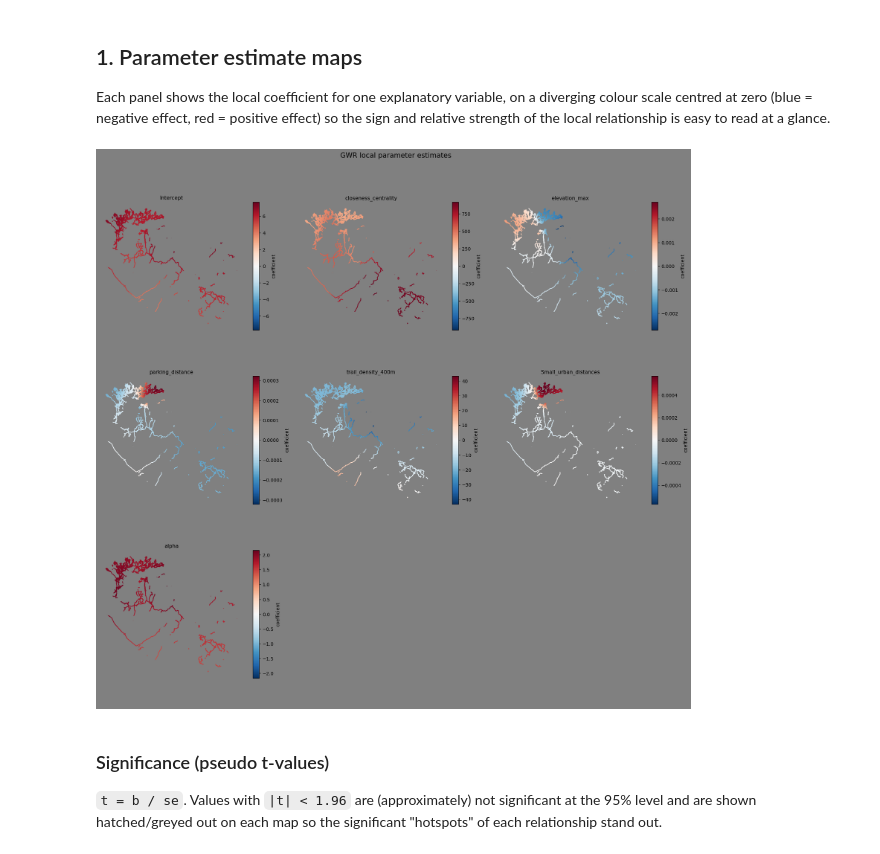
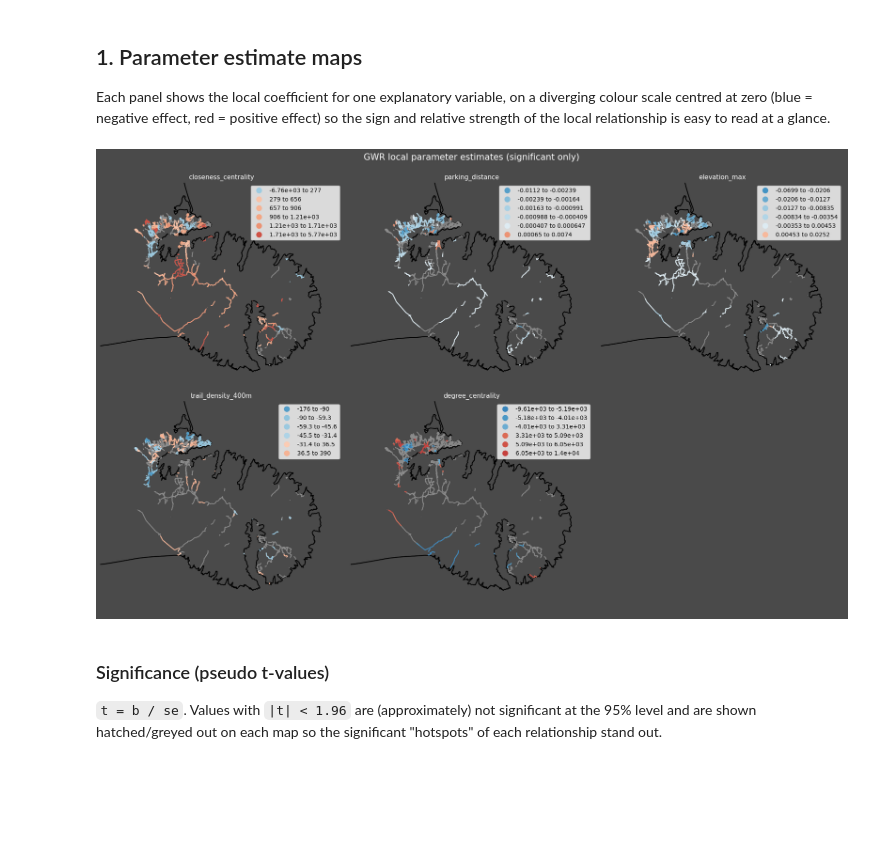
Before and after one commit to MaxwellBusby/banks-peninsula-organic-data-processing, a Jupyter notebook: gwr_diagnostics.ipynb, the cells around one changed output. Saved outputs shown, nothing was run; the diff lists cells and outputs as text; code cells hidden in the pictures; blank space fills up the shorter version.

Commit message:
Plotting coming along

```diff
--- a/gwr_diagnostics.ipynb
+++ b/gwr_diagnostics.ipynb
@@ -30,11 +18,13 @@ plt.rcParams['axes.facecolor'] = 'grey'
 ## Configuration
 # %%
 # --- EDIT THESE ---
-GPKG_PATH = "GWNBR_Output/20260819_185720/ped_gwnbr_results.gpkg"       # per-location GWR results (points/polygons + coefficients)
-RESULTS_PATH = 'GWNBR_Output/20260819_185720/gwnbr_full_result.rds'    # pickled dict/object with bandwidth, measures, ENP, global_measures, etc.
-
+GPKG_PATH = r"GWNBR_Output\Final_Results\ped_gwnbr_results.gpkg"       # per-location GWR results (points/polygons + coefficients)
+RESULTS_PATH = r"GWNBR_Output\Final_Results\gwnbr_full_result.rds"    # pickled dict/object with bandwidth, measures, ENP, global_measures, etc.
+GLOBAL_RESULTS_PATH = r"GWNBR_Output\glm_nb_results.RData"  # CSV with global model results (coefficients, t-values, p-values)
+FORWARD_SELECTION_PATH = r"GWNBR_Output\fs_final.csv"
+BORDER_PATH = r"Data\Supplementaries\lds-nz-coastlines-topo-150k-SHP\nz-coastlines-topo-150k.shp"      # border layer for plotting
 # If your model has categorical/dummy layers, drop them from significance shading below by adding to this list
-EXCLUDE_FROM_COEF_PLOTS = []   # e.g. ["b_alpha"] if you don't want the dispersion parameter mapped like a covariate
+EXCLUDE_FROM_COEF_PLOTS = ["b_alpha","b_Intercept"]   # e.g. ["b_alpha"] if you don't want the dispersion parameter mapped like a covariate
 # %% [markdown]
 ## Load data
 # %%
@@ -65,0 +93,5 @@ Top-level keys in results object:
+# %%
+# Load CSV of forward selection results
+fs_df = pd.read_csv(FORWARD_SELECTION_PATH)
+# Filter Selected
+selected_fs_df = fs_df[fs_df['Status_Selected'] == "SELECTED"]
@@ -97,38 +164,73 @@ Each panel shows the local coefficient for one explanatory variable, on a diverg
 centred at zero (blue = negative effect, red = positive effect) so the sign and relative strength
 of the local relationship is easy to read at a glance.
 # %%
-def plot_coefficient_grid(gdf, param_names, ncols=3, cmap="RdBu_r", markersize=8):
+def plot_coefficient_grid(gdf, param_names, ncols=3, cmap="RdBu_r", markersize=8, crit_t=1.96, ngroups=6):
+    from matplotlib.colors import ListedColormap
+
     n = len(param_names)
     nrows = int(np.ceil(n / ncols))
-    fig, axes = plt.subplots(nrows, ncols, figsize=(6 * ncols, 5.5 * nrows))
+    fig, axes = plt.subplots(
+        nrows, ncols, figsize=(6 * ncols, 5.5 * nrows), facecolor="#4a4a4a"
+    )
     axes = np.atleast_1d(axes).ravel()
 
     for i, p in enumerate(param_names):
         ax = axes[i]
-        col = f"b_{p}"
-        vals = gdf[col]
-        vmax = np.nanmax(np.abs(vals))
-        norm = TwoSlopeNorm(vmin=-vmax, vcenter=0, vmax=vmax)
+        b_col, se_col = f"b_{p}", f"se_{p}"
+        t = gdf[b_col] / gdf[se_col]
+        significant = t.abs() >= crit_t
+        values = gdf.loc[significant, b_col].dropna().astype(float)
 
-        gdf.plot(
-            column=col, ax=ax, cmap=cmap, norm=norm,
-            markersize=markersize, legend=True,
-            legend_kwds={"shrink": 0.7, "label": "coefficient"},
-        )
-        ax.set_title(p, fontsize=11)
+        plot_border_under(ax)
+        gdf.plot(ax=ax, color="#8c8c8c", markersize=markersize, zorder=2)
+
+        if len(values):
+            ranks = values.rank(method="first")
+            group_numbers = pd.qcut(ranks, q=ngroups, labels=False).astype(int)
+            group_labels = []
+            group_centres = []
+            for group in range(ngroups):
+                group_values = values[group_numbers == group]
+                group_labels.append(f"{group_values.min():.3g} to {group_values.max():.3g}")
+                group_centres.append(group_values.median())
+
+            max_abs = max(abs(values.min()), abs(values.max()))
+            zero_norm = TwoSlopeNorm(vmin=-max_abs, vcenter=0, vmax=max_abs)
+            normalized = zero_norm(group_centres)
+            centered = normalized - 0.5
+            saturated = 0.5 + np.sign(centered) * 0.5 * (2 * np.abs(centered)) ** 0.5
+            group_cmap = ListedColormap(plt.get_cmap(cmap)(saturated))
+
+            grouped = pd.Series(np.nan, index=gdf.index, dtype=object)
+            grouped.loc[group_numbers.index] = [group_labels[group] for group in group_numbers]
+            grouped = pd.Categorical(grouped, categories=group_labels, ordered=True)
+
+            gdf.assign(_coefficient_group=grouped).plot(
+                column="_coefficient_group", ax=ax, cmap=group_cmap,
+                categorical=True, markersize=markersize, legend=True,
+                legend_kwds={"loc": "upper right"}, zorder=3,
+            )
+
+        zoom_to_data(ax)
+        ax.set_facecolor("#4a4a4a")
+        ax.set_title(f"{p}", fontsize=11, color="white")
         ax.set_axis_off()
 
     for j in range(n, len(axes)):
+        axes[j].set_facecolor("#4a4a4a")
         axes[j].set_axis_off()
 
-    fig.suptitle("GWR local parameter estimates", fontsize=15, y=1.01)
+    fig.suptitle(
+        "GWR local parameter estimates (significant only)",
+        fontsize=15, y=1.01, color="white"
+    )
     fig.tight_layout()
     return fig
 
 fig1 = plot_coefficient_grid(gdf, param_names)
 plt.show()
 # %% [output]
-[figure, old version]
+[figure, new version]
 # %% [markdown]
 ### Significance (pseudo t-values)
 
```
Also changed, not shown: parts of 19 cells of this notebook, 10 other files.
